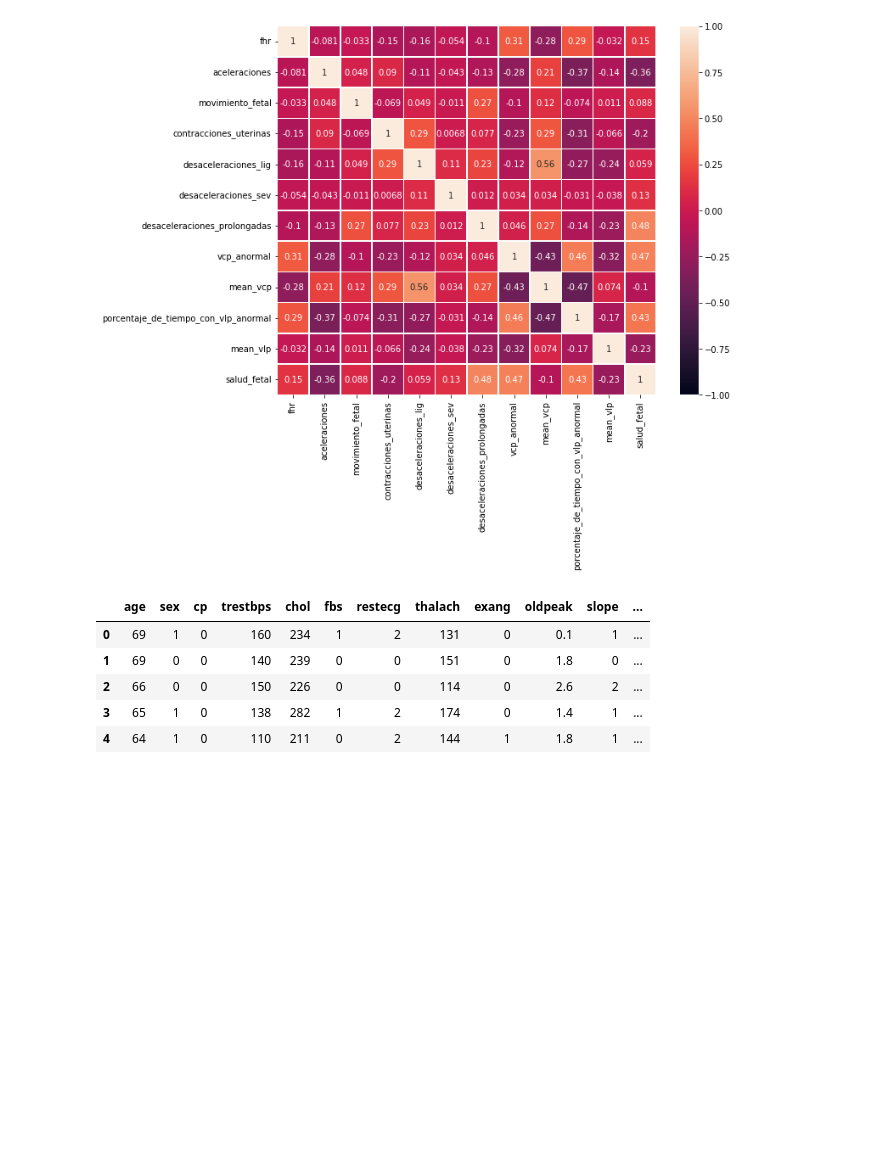
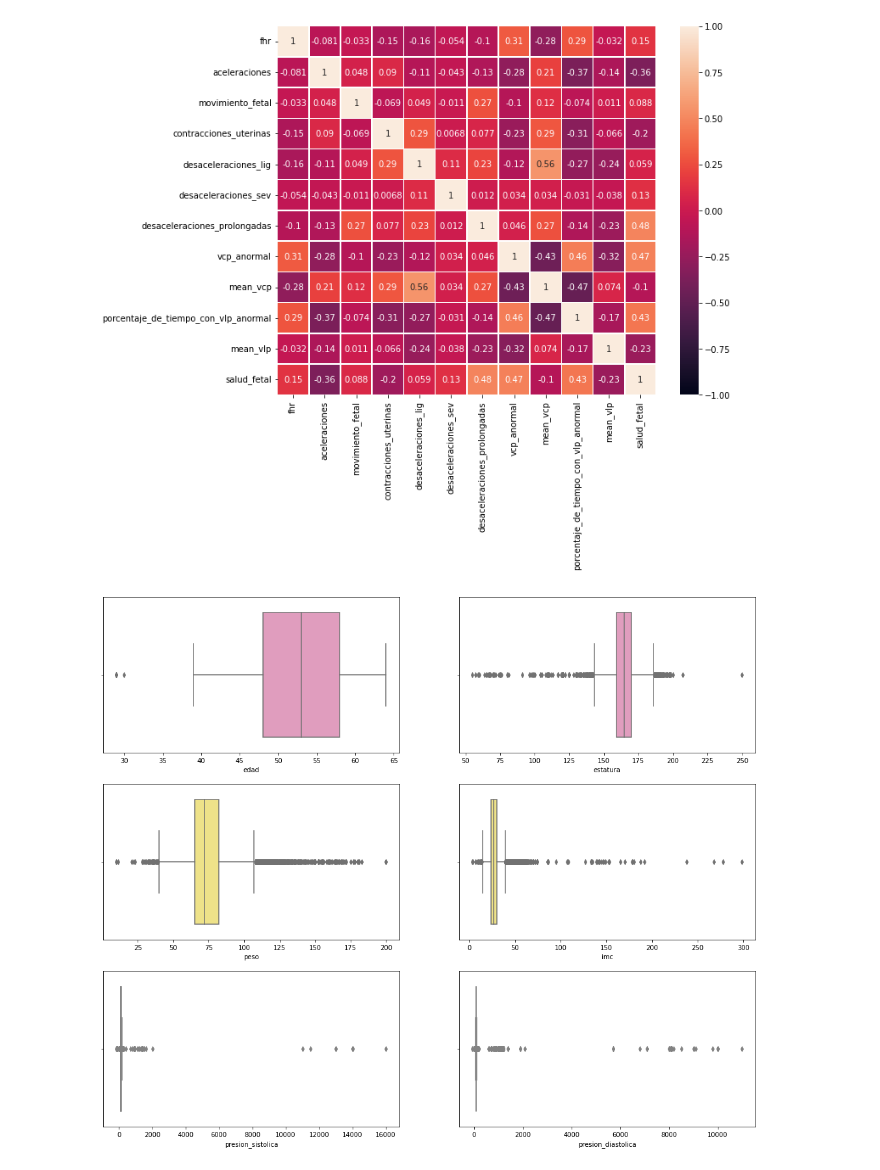
Before and after one commit to ibzan79/BEDU, a Jupyter notebook: fase_3_mod_1_proyecto.ipynb, the cells around one changed output. Cells and saved outputs as stored; diff of their text form; code cells hidden in the pictures; blank space fills up the shorter version.

```diff
--- a/fase_3_mod_1_proyecto.ipynb
+++ b/fase_3_mod_1_proyecto.ipynb
@@ -78,14 +113,17 @@ sns.heatmap(df.corr(), vmin = -1, vmax = 1, annot = True, linewidths = 0.5)
 # %% [output]
 <matplotlib.axes._subplots.AxesSubplot at 0x...>
 [figure]
-# %%
-heart = pd.read_csv('https://raw.githubusercontent.com/IsmaelOr/Proyecto_Fase3_Modulo1_Equipo9/main/Files/heart_cleveland_upload.csv')
-
-heart.head()
-# %% [output]
-|  | age | sex | cp | trestbps | chol | fbs | restecg | thalach | exang | oldpeak | slope | ... |
-| 0 | 69 | 1 | 0 | 160 | 234 | 1 | 2 | 131 | 0 | 0.1 | 1 | ... |
-| 1 | 69 | 0 | 0 | 140 | 239 | 0 | 0 | 151 | 0 | 1.8 | 0 | ... |
-| 2 | 66 | 0 | 0 | 150 | 226 | 0 | 0 | 114 | 0 | 2.6 | 2 | ... |
-| 3 | 65 | 1 | 0 | 138 | 282 | 1 | 2 | 174 | 0 | 1.4 | 1 | ... |
-| 4 | 64 | 1 | 0 | 110 | 211 | 0 | 2 | 144 | 1 | 1.8 | 1 | ... |
+# %%
+fig = plt.figure(figsize = (18, 15))
+axes = fig.subplots(3, 2, sharex = False, sharey = False)
+
+palette = ['#EB92BE', '#FFEF78', '#B1FFFD']
+
+sns.boxplot(df['edad'], ax = axes[0, 0], color = palette[0]);
+sns.boxplot(df['estatura'], ax = axes[0, 1], color = palette[0]);
+sns.boxplot(df['peso'], ax = axes[1, 0], color = palette[1]);
+sns.boxplot(df['imc'], ax = axes[1, 1], color = palette[1]);
+sns.boxplot(df['presion_sistolica'], ax = axes[2, 0], color = palette[2]);
+sns.boxplot(df['presion_diastolica'], ax = axes[2, 1], color = palette[2]);
+# %% [output]
+[figure, added]
```
Also changed, not shown: parts of 23 cells of this notebook.
